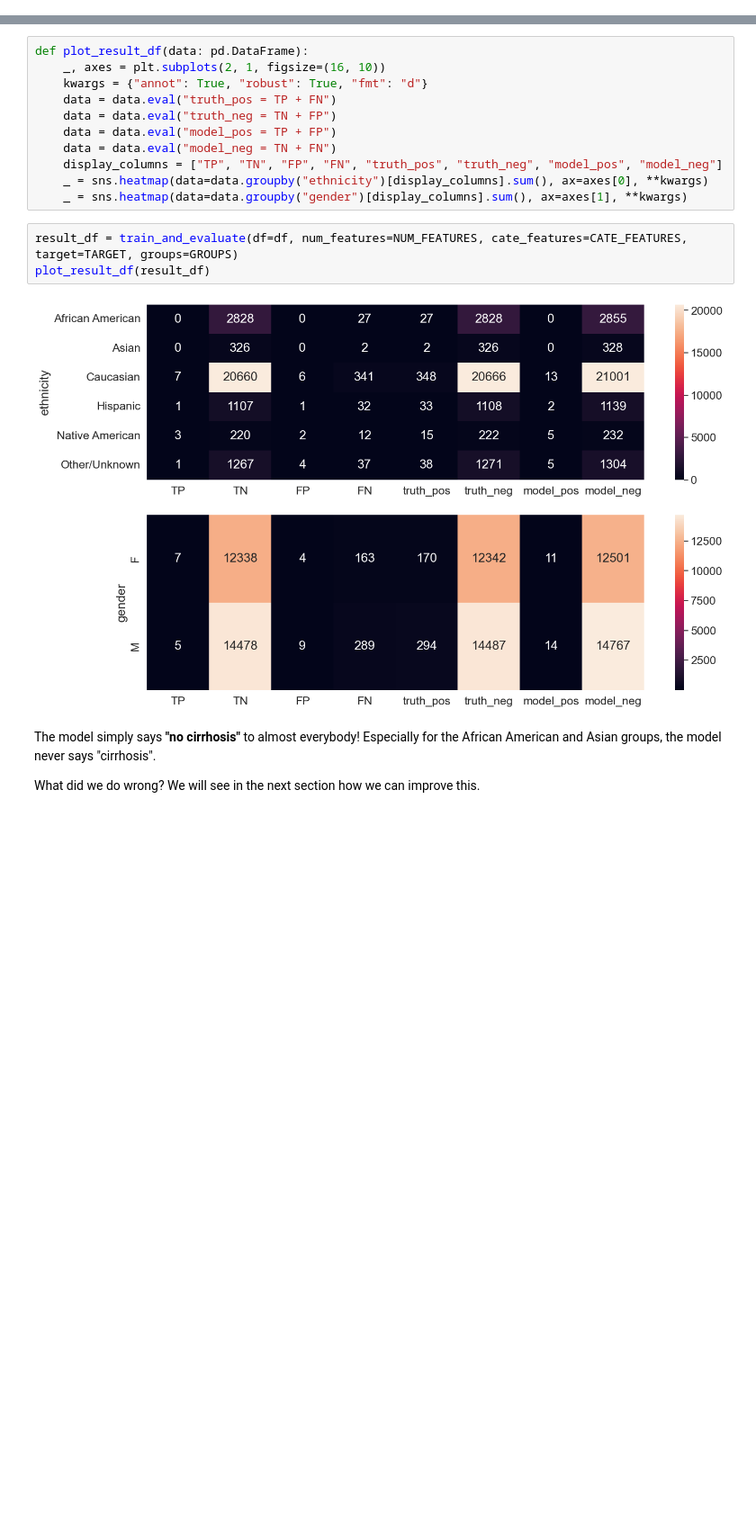
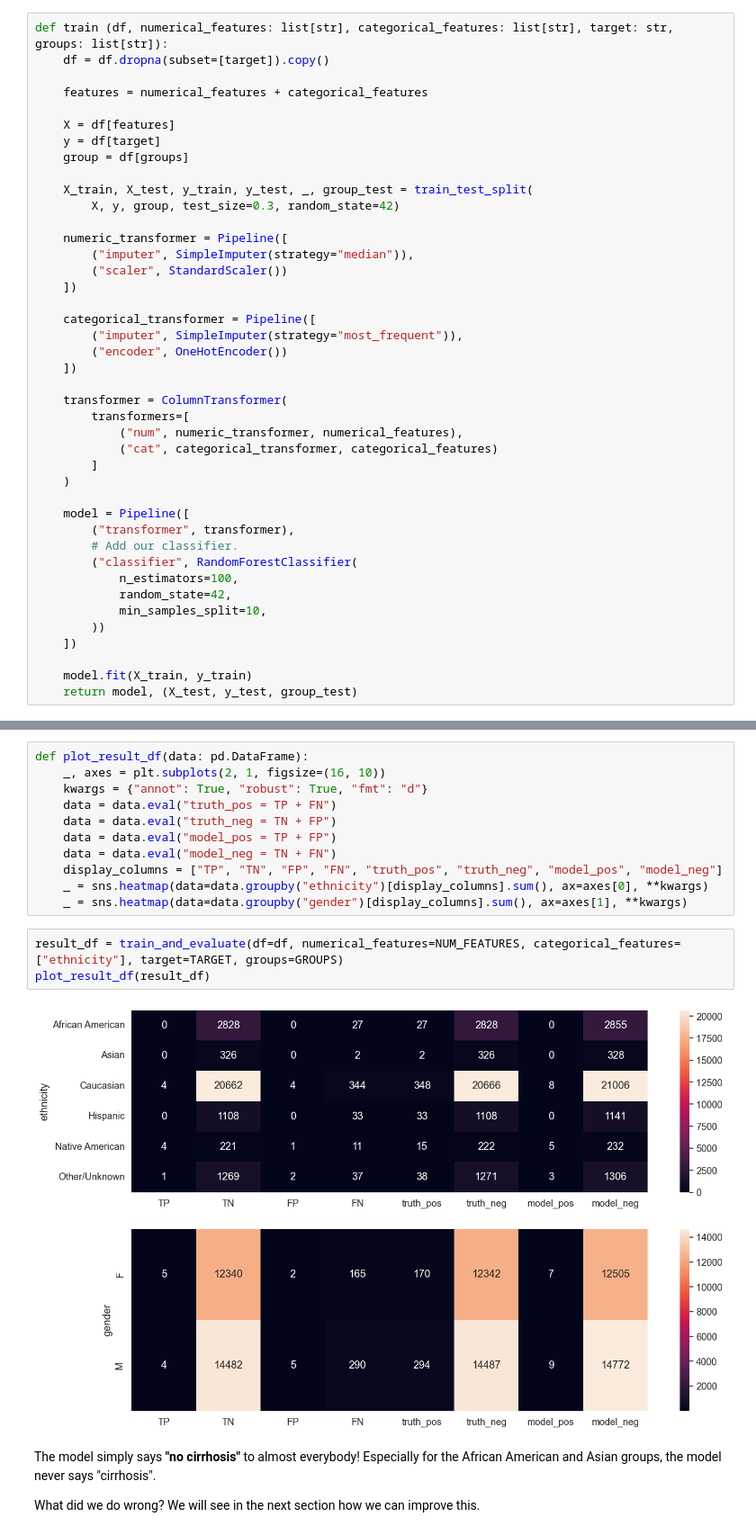
Before and after one commit to donlaporntr/TSCCM_Bias_In_AI_Workshop, a Jupyter notebook: AI_Fairness_in_Medicine.ipynb, the cells around one changed output, grey strips where cells are left out. Shown at 90% size. Cells and saved outputs as stored; diff of their text form; blank space fills up the shorter version.

Commit message:
Address visualization

```diff
--- a/AI_Fairness_in_Medicine.ipynb
+++ b/AI_Fairness_in_Medicine.ipynb
@@ -295,4 +314,46 @@ def evaluate (model, X_test, y_test, group_test) :
 
     result_df = pd.concat([result_df, group_test], axis=1)
     return result_df
+# %%
+def train (df, numerical_features: list[str], categorical_features: list[str], target: str, groups: list[str]):
+    df = df.dropna(subset=[target]).copy()
+
+    features = numerical_features + categorical_features
+
+    X = df[features]
+    y = df[target]
+    group = df[groups]
+
+    X_train, X_test, y_train, y_test, _, group_test = train_test_split(
+        X, y, group, test_size=0.3, random_state=42)
+
+    numeric_transformer = Pipeline([
+        ("imputer", SimpleImputer(strategy="median")),
+        ("scaler", StandardScaler())
+    ])
+
+    categorical_transformer = Pipeline([
+        ("imputer", SimpleImputer(strategy="most_frequent")),
+        ("encoder", OneHotEncoder())
+    ])
+
+    transformer = ColumnTransformer(
+        transformers=[
+            ("num", numeric_transformer, numerical_features),
+            ("cat", categorical_transformer, categorical_features)
+        ]
+    )
+
+    model = Pipeline([
+        ("transformer", transformer),
+        # Add our classifier.
+        ("classifier", RandomForestClassifier(
+            n_estimators=100,
+            random_state=42,
+            min_samples_split=10,
+        ))
+    ])
+
+    model.fit(X_train, y_train)
+    return model, (X_test, y_test, group_test)
 # %%
@@ -399,10 +423,10 @@ def plot_result_df(data: pd.DataFrame):
     _ = sns.heatmap(data=data.groupby("ethnicity")[display_columns].sum(), ax=axes[0], **kwargs)
     _ = sns.heatmap(data=data.groupby("gender")[display_columns].sum(), ax=axes[1], **kwargs)
 # %%
-result_df = train_and_evaluate(df=df, num_features=NUM_FEATURES, cate_features=CATE_FEATURES, target=TARGET, groups=GROUPS)
+result_df = train_and_evaluate(df=df, numerical_features=NUM_FEATURES, categorical_features=["ethnicity"], target=TARGET, groups=GROUPS)
 plot_result_df(result_df)
 # %% [output]
-[figure, old version]
+[figure, new version]
 # %% [markdown]
 The model simply says __"no cirrhosis"__ to almost everybody! Especially for the African American
 and Asian groups, the model never says "cirrhosis".
```
Also changed, not shown: parts of 12 cells of this notebook.
